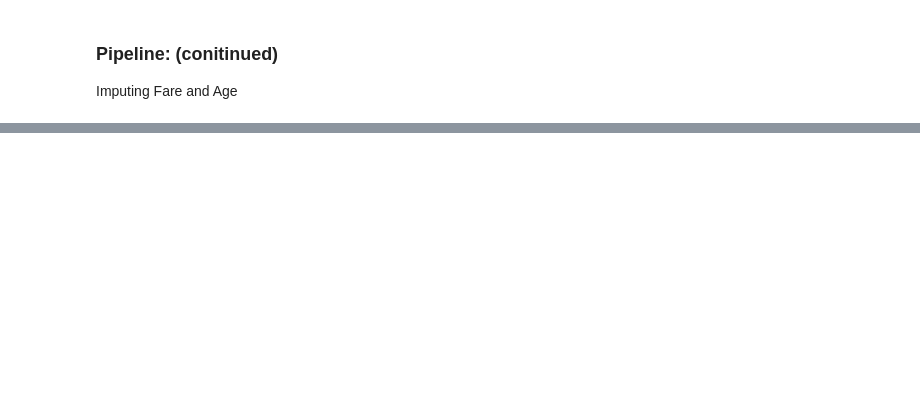
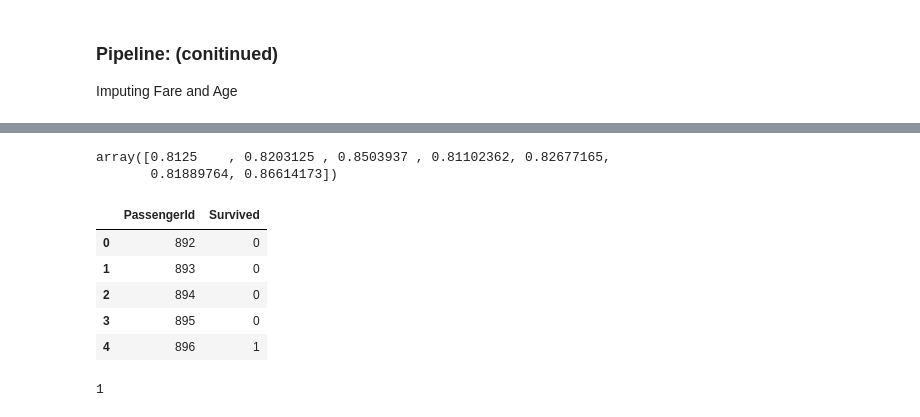
Before and after one commit to pritam-dey3/Titanic-Passenger-Survival-Prediction, a Jupyter notebook: titanic.ipynb, the cells around one changed output, grey strips where cells are left out. Cells and saved outputs as stored; diff of their text form; code cells hidden in the pictures; blank space fills up the shorter version.

```diff
--- a/titanic.ipynb
+++ b/titanic.ipynb
@@ -335,0 +352,11 @@ array([1.0], dtype=object)
+# %%
+#logistic regression
+param_grid = [
+    {'C': np.arange(0.3, 0.8, step=0.05)}
+]
+
+grids_lgst = GridSearchCV(LogisticRegression(penalty='l1', solver='liblinear'), param_grid, scoring="accuracy", return_train_score=True, cv=5)
+grids_lgst.fit(X, labels)
+
+joblib.dump(grids_lgst.best_estimator_, 'full_logst_best.pkl')
+grids_lgst.best_params_
@@ -335,0 +371,11 @@ array([1.0], dtype=object)
+# %%
+# KNN
+param_grid = [
+    {'n_neighbors': np.arange(3, 10, step=1)}
+]
+
+grids_knn = GridSearchCV(KNeighborsClassifier(), param_grid, scoring="accuracy", return_train_score=True, cv=5)
+grids_knn.fit(X, labels)
+
+joblib.dump(grids_knn.best_estimator_, 'full_knn_best.pkl')
+grids_knn.best_params_
@@ -335,0 +399,16 @@ array([1.0], dtype=object)
+# %%
+from sklearn.ensemble import VotingClassifier
+
+final_classifier = VotingClassifier([
+    ('xgb', XGBClassifier(max_depth=2, max_leaf_nodes=3, n_estimators=50)),
+    ('lgst', LogisticRegression(C=0.45)),
+    ('knn', KNeighborsClassifier(n_neighbors=5))
+], voting='hard')
+
+full_pipeline = Pipeline([
+    ('clean', cleaning_pipeline),
+    ('estimate', final_classifier)
+])
+
+model_1 = full_pipeline.fit(data, labels)
+model_1.predict(testdata)
@@ -335,0 +436,18 @@ array([1.0], dtype=object)
+# %%
+scores = cross_val_score(model_1, data, labels, cv=7, scoring='accuracy')
+scores
+# %% [output]
+array([0.8125    , 0.8203125 , 0.8503937 , 0.81102362, 0.82677165,
+       0.81889764, 0.86614173])
+# %%
+submit = testdata.PassengerId.to_frame()
+submit['Survived'] = pd.Series(model_1.predict(testdata), dtype=object)
+# %%
+submit.head()
+# %% [output]
+|  | PassengerId | Survived |
+| 0 | 892 | 0 |
+| 1 | 893 | 0 |
+| 2 | 894 | 0 |
+| 3 | 895 | 0 |
+| 4 | 896 | 1 |
@@ -335,0 +456,4 @@ array([1.0], dtype=object)
+# %%
+sum(submit.Survived.isnull())
+# %% [output]
+1
```
Also changed, not shown: parts of 19 cells of this notebook, 11 other files.
